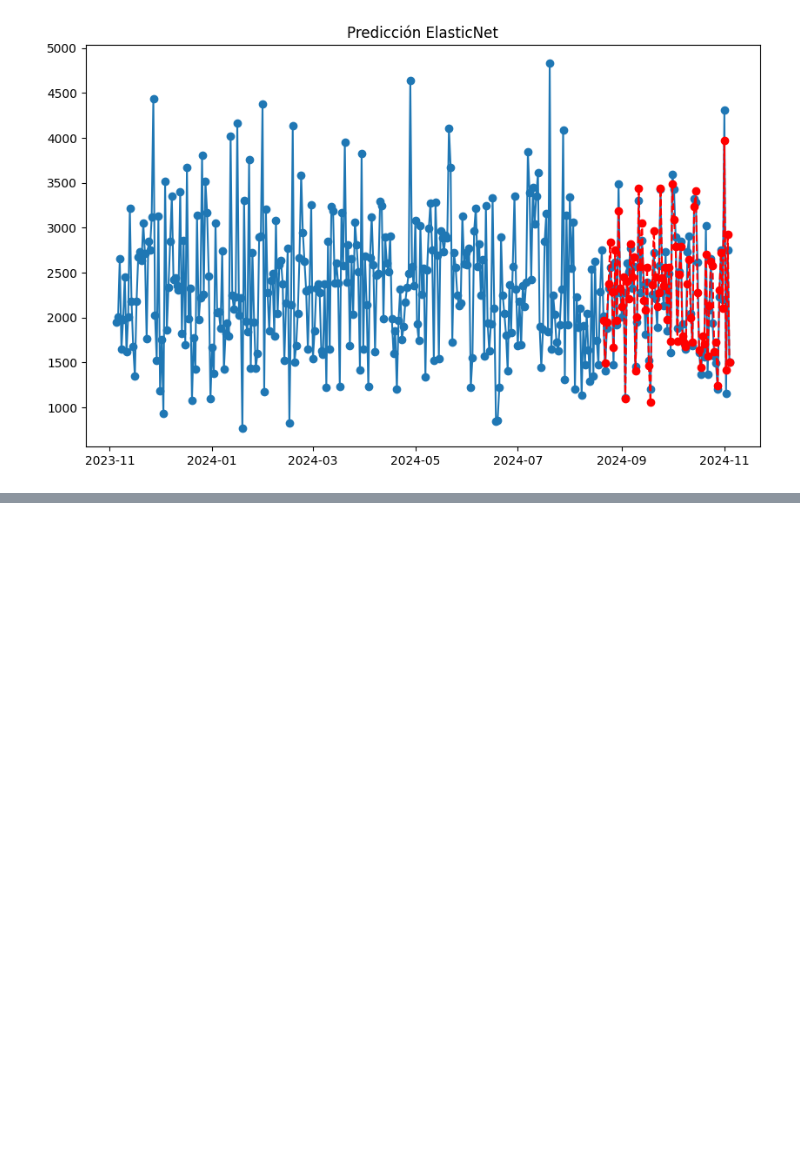
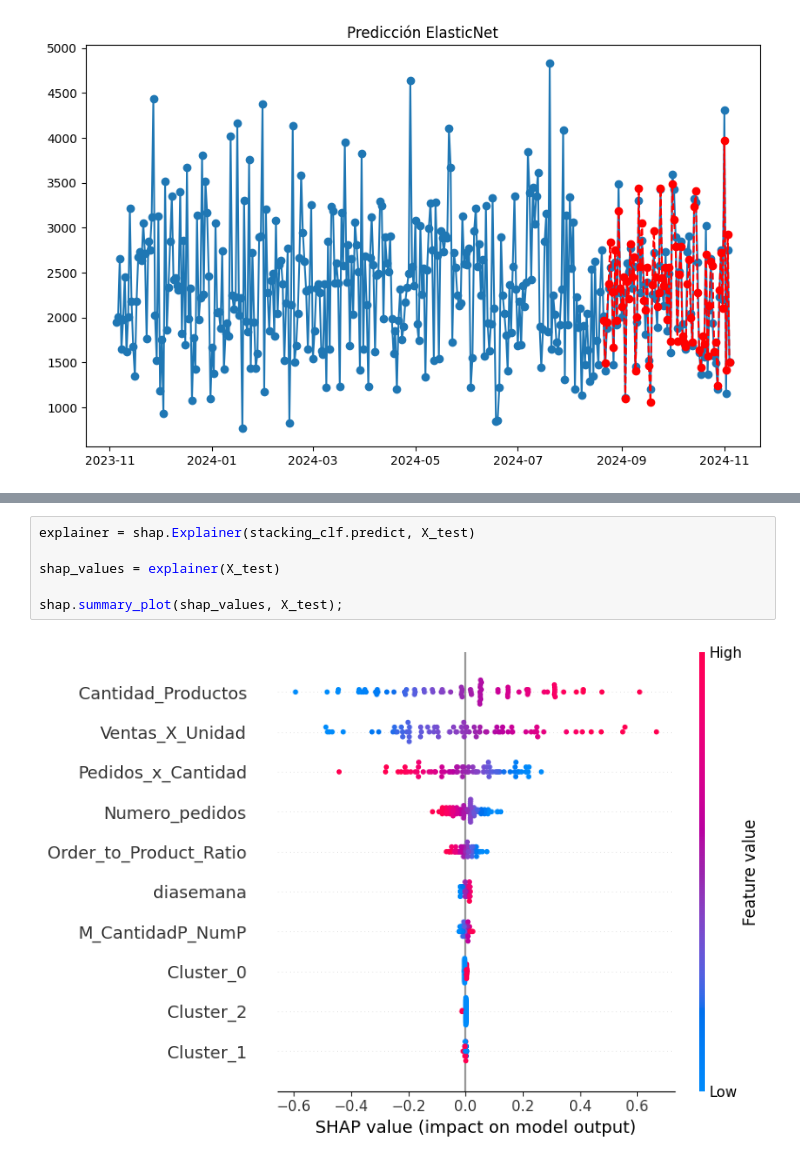
Before and after one commit to abdonrb/proyecto-ml, a Jupyter notebook: ML/models/trained/Regresion_Serie_tiempo.ipynb, the cells around one changed output, grey strips where cells are left out. Drawn from its saved outputs; the diff is of its cells as text; blank space fills up the shorter version.

```diff
--- a/ML/models/trained/Regresion_Serie_tiempo.ipynb
+++ b/ML/models/trained/Regresion_Serie_tiempo.ipynb
@@ -602,0 +543,8 @@ a.loc[5,'R²'] = r2_stack
+# %%
+explainer = shap.Explainer(stacking_clf.predict, X_test)
+
+shap_values = explainer(X_test)
+
+shap.summary_plot(shap_values, X_test);
+# %% [output]
+[figure, added]
```
Also changed, not shown: parts of 28 cells of this notebook, 3 other files.
